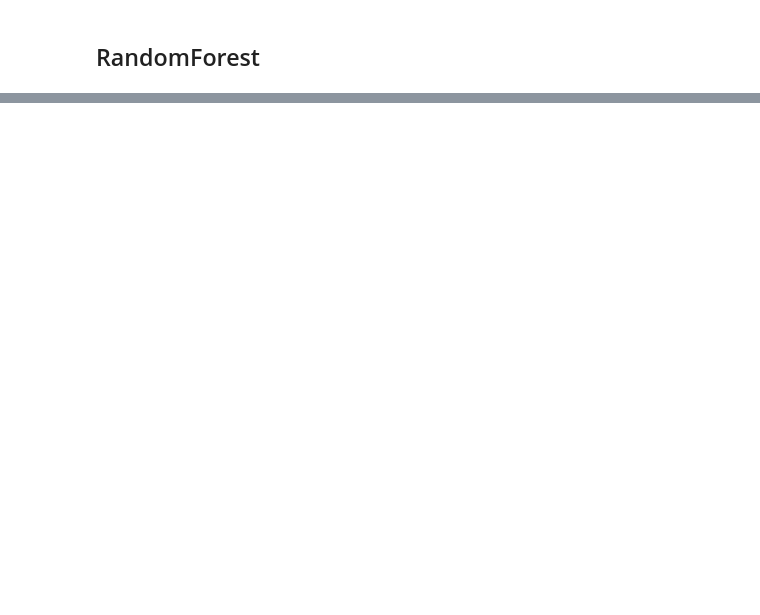
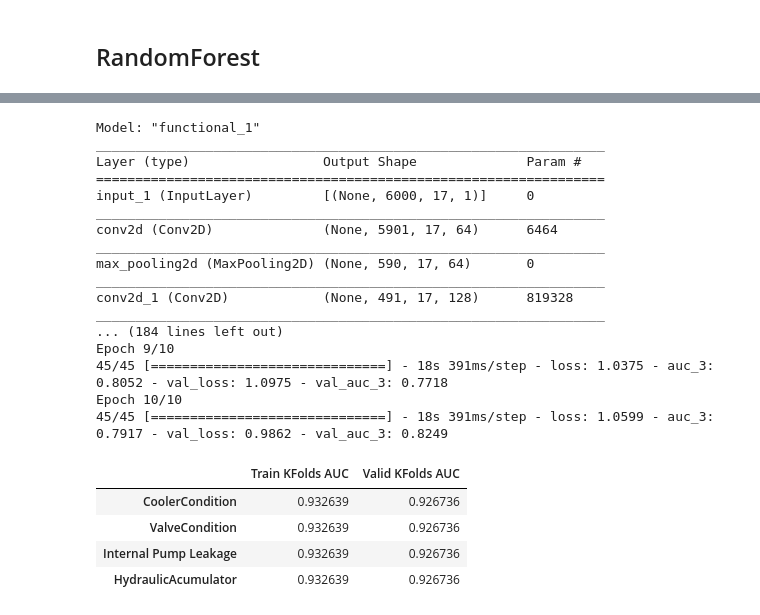
Before and after one commit to maxit1992/CEIA_AMQ1, a Jupyter notebook: TP_Integrador/TP_Integrador.ipynb, the cells around one changed output, grey strips where cells are left out. Saved outputs shown, nothing was run; the diff lists cells and outputs as text; code cells hidden in the pictures; blank space fills up the shorter version.

```diff
--- a/TP_Integrador/TP_Integrador.ipynb
+++ b/TP_Integrador/TP_Integrador.ipynb
@@ -641,0 +726,41 @@ ValueError: sparse multilabel-indicator for y is not supported.
+# %%
+results={}
+for i,ycol in enumerate(y_train.dtype.names):
+
+    model = DeepModel()
+
+    enc = OneHotEncoder(handle_unknown='ignore')
+    y_encoded = enc.fit_transform( y_train[ycol].reshape(-1,1)).toarray()
+
+    history=model.fit(x_train.view(np.float64).reshape(x_train.shape + (-1,1)), y_encoded)
+
+    total_results[ycol]['DeepModel']= {}
+    total_results[ycol]['DeepModel']["Train KFolds AUC"] = history.history[list(history.history)[1]][-1]
+    total_results[ycol]['DeepModel']["Valid KFolds AUC"] = history.history[list(history.history)[3]][-1]
+
+    results[ycol]={}
+    results[ycol]["Train KFolds AUC"] = history.history[list(history.history)[1]][-1]
+    results[ycol]["Valid KFolds AUC"] = history.history[list(history.history)[3]][-1]
+# %% [output]
+Model: "functional_1"
+_________________________________________________________________
+Layer (type)                 Output Shape              Param #
+=================================================================
+input_1 (InputLayer)         [(None, 6000, 17, 1)]     0
+_________________________________________________________________
+conv2d (Conv2D)              (None, 5901, 17, 64)      6464
+_________________________________________________________________
+max_pooling2d (MaxPooling2D) (None, 590, 17, 64)       0
+_________________________________________________________________
+conv2d_1 (Conv2D)            (None, 491, 17, 128)      819328
+_________________________________________________________________
+... (184 lines left out)
+Epoch 9/10
+45/45 [==============================] - 18s 391ms/step - loss: 1.0375 - auc_3: 0.8052 - val_loss: 1.0975 - val_auc_3: 0.7718
+Epoch 10/10
+45/45 [==============================] - 18s 391ms/step - loss: 1.0599 - auc_3: 0.7917 - val_loss: 0.9862 - val_auc_3: 0.8249
+|  | Train KFolds AUC | Valid KFolds AUC |
+| CoolerCondition | 0.932639 | 0.926736 |
+| ValveCondition | 0.932639 | 0.926736 |
+| Internal Pump Leakage | 0.932639 | 0.926736 |
+| HydraulicAcumulator | 0.932639 | 0.926736 |
```
Also changed, not shown: parts of 24 cells of this notebook.
